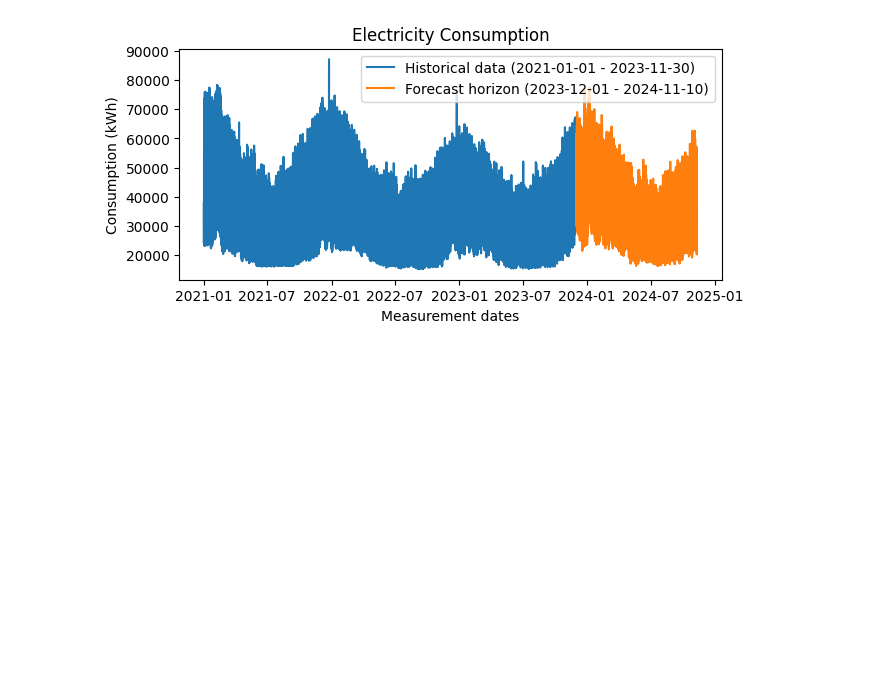
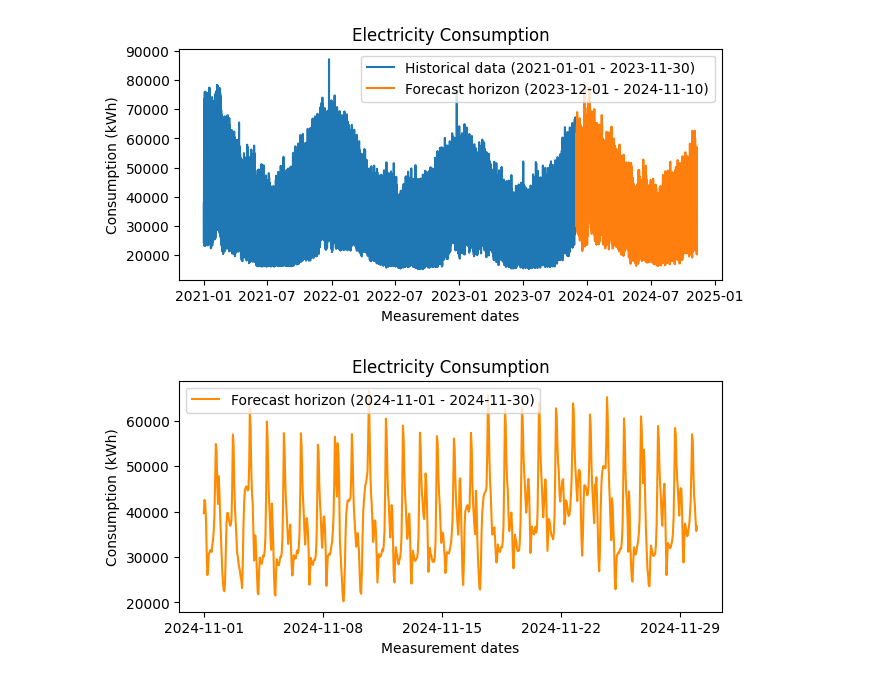
Before and after one commit to Casper0913/p9-energy, a Jupyter notebook: Models/Paper_figures.ipynb, the cells around one changed output. Saved outputs shown, nothing was run; the diff lists cells and outputs as text; code cells hidden in the pictures; blank space fills up the shorter version.

```diff
--- a/Models/Paper_figures.ipynb
+++ b/Models/Paper_figures.ipynb
@@ -4,21 +18,12 @@ import matplotlib.pyplot as plt
 # %%
-df = pd.read_csv('../Dataset/ConsumptionIndustry.csv', sep=';')
-
-df['HourDK'] = pd.to_datetime(df['HourDK'])
-df['ConsumptionkWh'] = df['ConsumptionkWh'].str.replace(",", ".").astype(float)
-
 train_start = "2021-01-01"
 train_end = "2023-11-30"
 test_start = "2023-12-01"
 test_end = "2024-11-10"
 
-df.index = df['HourDK']
-
-df.drop(columns=['HourUTC', 'HourDK', 'MunicipalityNo', 'Branche'], inplace=True)
 data_train = df[(df.index >= train_start) & (df.index <= train_end)]
 data_test = df[(df.index >= test_start) & (df.index <= test_end)]
 
-df = df['ConsumptionkWh']
 plt.figure(figsize=(7, 3))
 plt.plot(data_train.index, data_train['ConsumptionkWh'], label=f'Historical data ({train_start} - {train_end})')
 plt.plot(data_test.index, data_test['ConsumptionkWh'], label=f'Forecast horizon ({test_start} - {test_end})')
@@ -29,4 +34,20 @@ plt.legend()
 plt.show()
 # %% [output]
 [figure]
+# %%
+date_start = "2024-11-01"
+date_end = "2024-11-30"
+df_figure = df[(df.index >= date_start) & (df.index <= date_end)]
+
+plt.figure(figsize=(7, 3))
+plt.plot(df_figure.index, df_figure['ConsumptionkWh'], label=f'Forecast horizon ({date_start} - {date_end})', color='darkorange')
+plt.title('Electricity Consumption')
+plt.xlabel('Measurement dates')
+plt.ylabel('Consumption (kWh)')
+plt.legend()
+
+plt.xticks(pd.date_range(start=date_start, end=date_end, freq='7D'), rotation=0)
+plt.show()
+# %% [output]
+[figure, added]
 # %%
```
Also changed, not shown: parts of 4 cells of this notebook, 7 other files.
